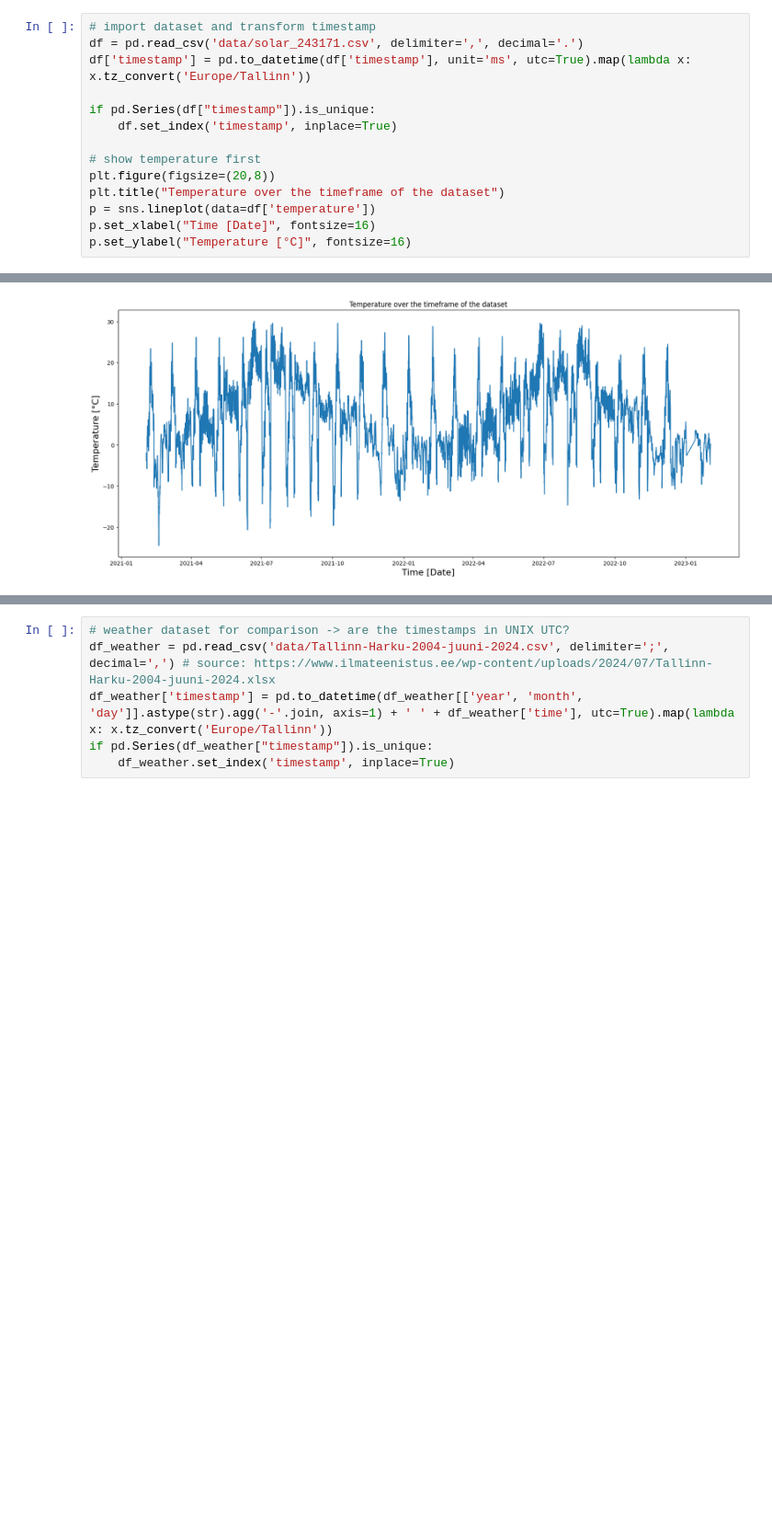
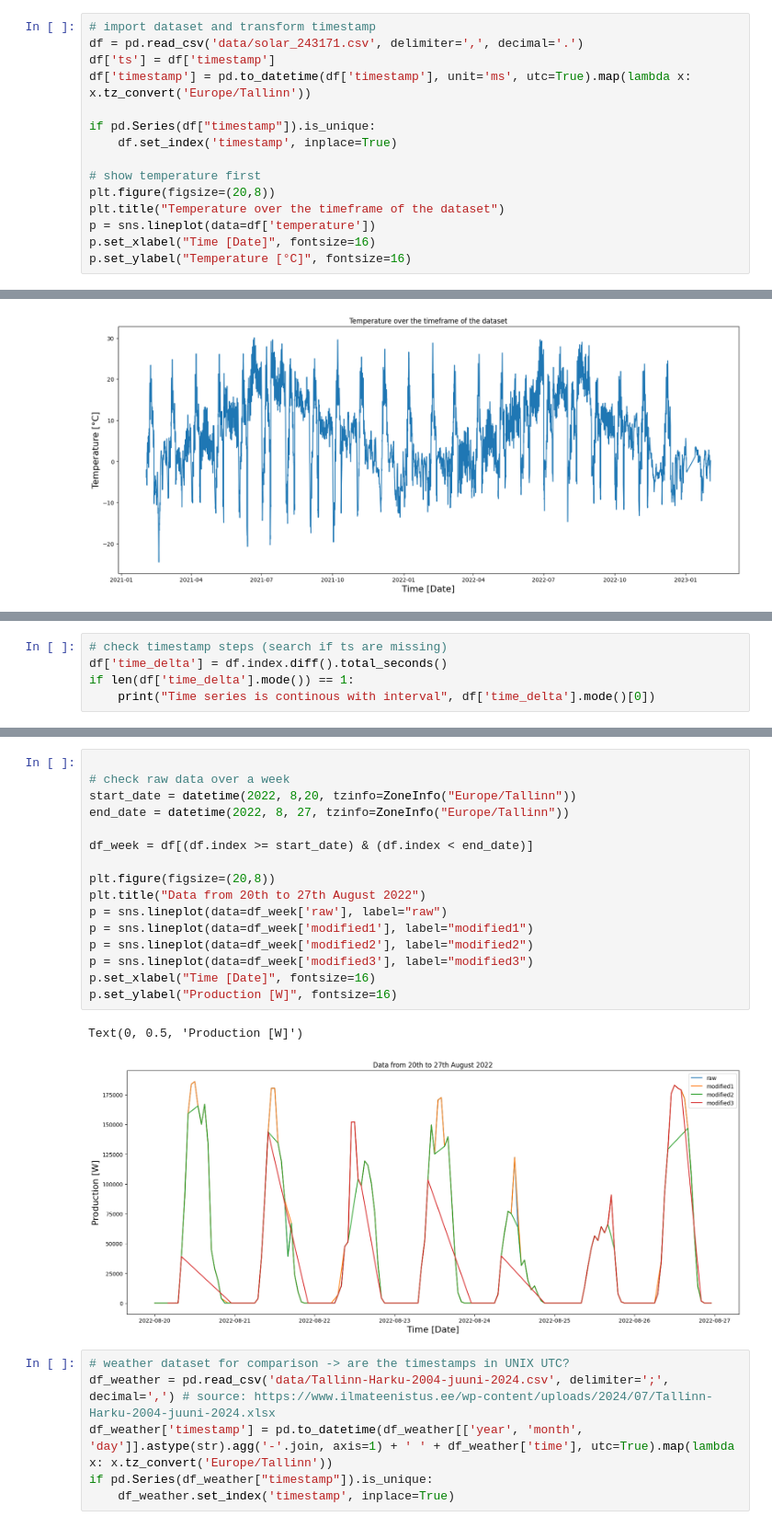
Before and after one commit to niloos/its8080-project-1, a Jupyter notebook: solar_data_analysis.ipynb, the cells around one changed output, grey strips where cells are left out. Shown at 92% size. Saved outputs shown, nothing was run; the diff lists cells and outputs as text; blank space fills up the shorter version.

Commit message:
handling missing data

```diff
--- a/solar_data_analysis.ipynb
+++ b/solar_data_analysis.ipynb
@@ -8,6 +10,7 @@ from zoneinfo import ZoneInfo
 # %%
 # import dataset and transform timestamp
 df = pd.read_csv('data/solar_243171.csv', delimiter=',', decimal='.')
+df['ts'] = df['timestamp']
 df['timestamp'] = pd.to_datetime(df['timestamp'], unit='ms', utc=True).map(lambda x: x.tz_convert('Europe/Tallinn'))
 
 if pd.Series(df["timestamp"]).is_unique:
@@ -34,0 +28,5 @@ Text(0, 0.5, 'Production [MW]')
+# %%
+# check timestamp steps (search if ts are missing)
+df['time_delta'] = df.index.diff().total_seconds()
+if len(df['time_delta'].mode()) == 1:
+    print("Time series is continous with interval", df['time_delta'].mode()[0])
@@ -35,3 +44,22 @@ Text(0, 0.5, 'Production [MW]')
+# %%
+
+# check raw data over a week
+start_date = datetime(2022, 8,20, tzinfo=ZoneInfo("Europe/Tallinn"))
+end_date = datetime(2022, 8, 27, tzinfo=ZoneInfo("Europe/Tallinn"))
+
+df_week = df[(df.index >= start_date) & (df.index < end_date)]
+
+plt.figure(figsize=(20,8))
+plt.title("Data from 20th to 27th August 2022")
+p = sns.lineplot(data=df_week['raw'], label="raw")
+p = sns.lineplot(data=df_week['modified1'], label="modified1")
+p = sns.lineplot(data=df_week['modified2'], label="modified2")
+p = sns.lineplot(data=df_week['modified3'], label="modified3")
+p.set_xlabel("Time [Date]", fontsize=16)
+p.set_ylabel("Production [W]", fontsize=16)
+# %% [output]
+Text(0, 0.5, 'Production [W]')
+[figure, added]
 # %%
 # weather dataset for comparison -> are the timestamps in UNIX UTC?
 df_weather = pd.read_csv('data/Tallinn-Harku-2004-juuni-2024.csv', delimiter=';', decimal=',') # source: https://www.ilmateenistus.ee/wp-content/uploads/2024/07/Tallinn-Harku-2004-juuni-2024.xlsx
```
Also changed, not shown: parts of 17 cells of this notebook.
